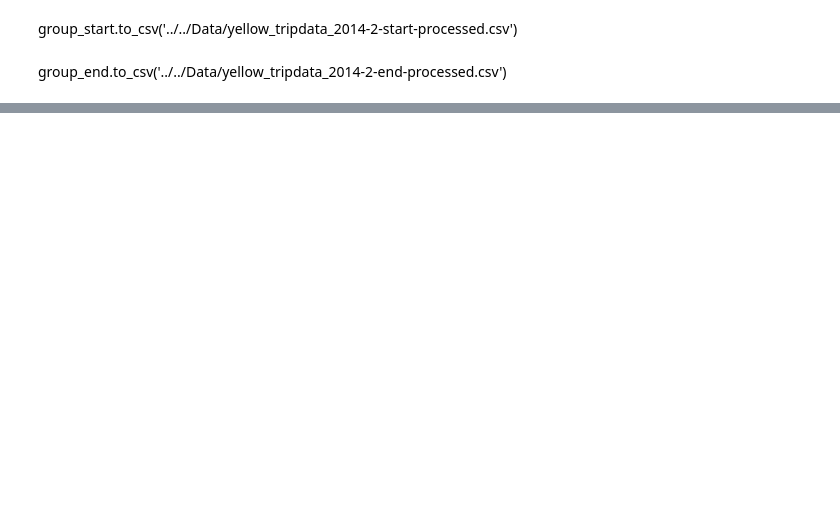
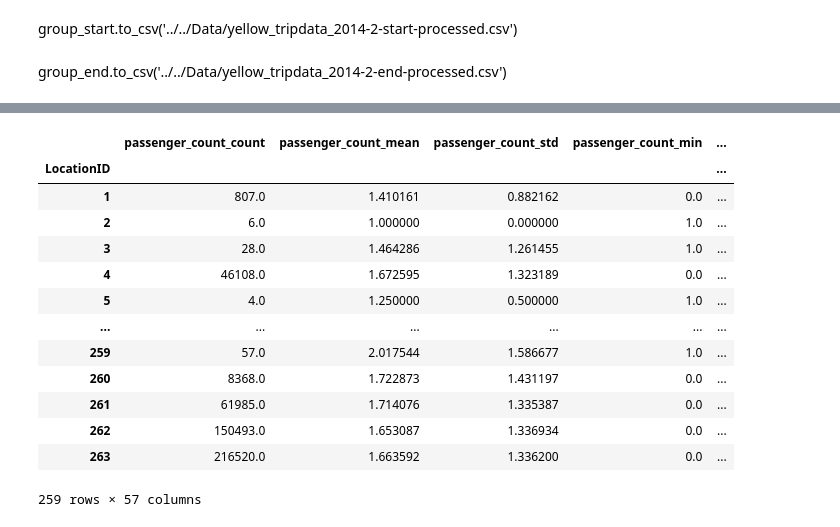
Before and after one commit to EBroestl/NYC_Taxis_and_Property_Value, a Jupyter notebook: Notebooks/Sheet Geo Match Code v2 (2014 specific syntax).ipynb, the cells around one changed output, grey strips where cells are left out. Cells and saved outputs as stored; diff of their text form; code cells hidden in the pictures; blank space fills up the shorter version.

```diff
--- a/Notebooks/Sheet Geo Match Code v2 (2014 specific syntax).ipynb
+++ b/Notebooks/Sheet Geo Match Code v2 (2014 specific syntax).ipynb
@@ -153,0 +154,17 @@ print("--- %s seconds ---" % (time.time() - full_time))
+# %%
+merge
+# %% [output]
+|  | passenger_count_count | passenger_count_mean | passenger_count_std | passenger_count_min | ... |
+| LocationID |  |  |  |  | ... |
+| 1 | 807.0 | 1.410161 | 0.882162 | 0.0 | ... |
+| 2 | 6.0 | 1.000000 | 0.000000 | 1.0 | ... |
+| 3 | 28.0 | 1.464286 | 1.261455 | 1.0 | ... |
+| 4 | 46108.0 | 1.672595 | 1.323189 | 0.0 | ... |
+| 5 | 4.0 | 1.250000 | 0.500000 | 1.0 | ... |
+| ... | ... | ... | ... | ... | ... |
+| 259 | 57.0 | 2.017544 | 1.586677 | 1.0 | ... |
+| 260 | 8368.0 | 1.722873 | 1.431197 | 0.0 | ... |
+| 261 | 61985.0 | 1.714076 | 1.335387 | 0.0 | ... |
+| 262 | 150493.0 | 1.653087 | 1.336934 | 0.0 | ... |
+| 263 | 216520.0 | 1.663592 | 1.336200 | 0.0 | ... |
+259 rows × 57 columns
```
Also changed, not shown: parts of 12 cells of this notebook, 8 other files.
